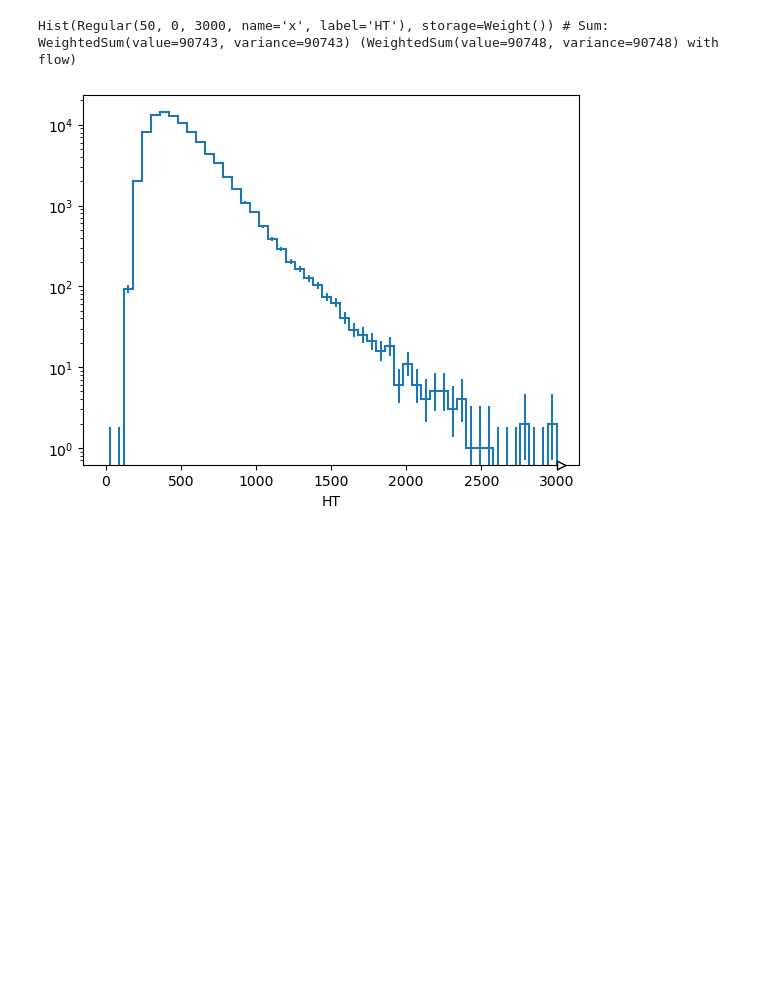
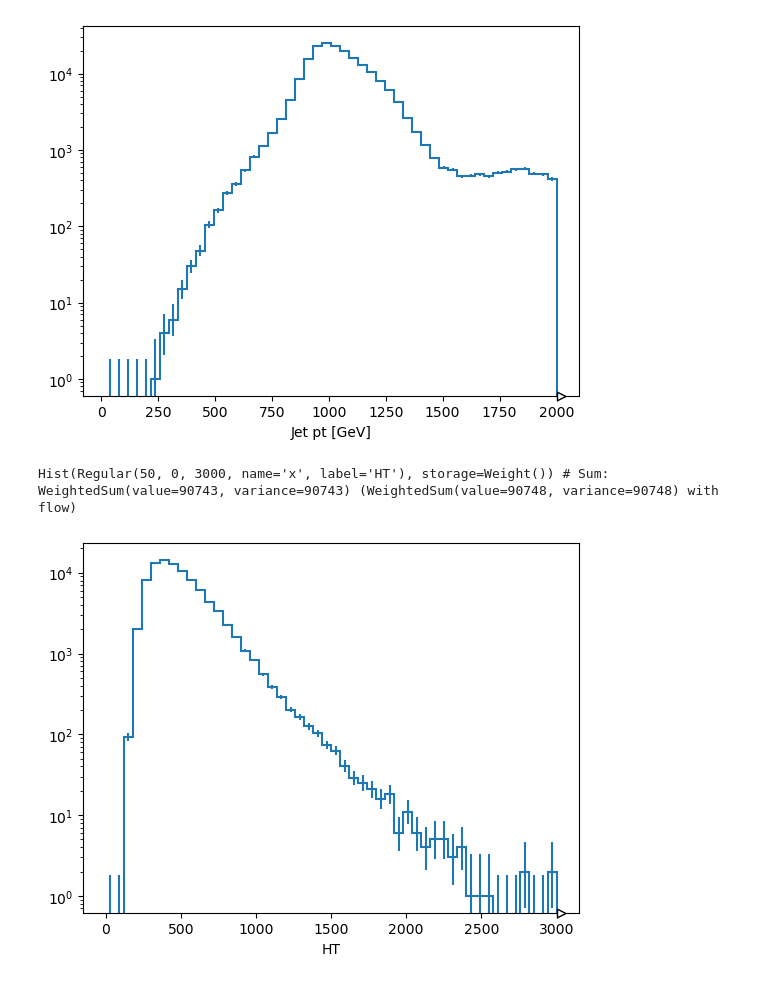
Before and after one commit to akanugan/MultiJets, a Jupyter notebook: run3_ntuplizer.ipynb, the cells around one changed output. Cells and saved outputs as stored; diff of their text form; code cells hidden in the pictures; blank space fills up the shorter version.

```diff
--- a/run3_ntuplizer.ipynb
+++ b/run3_ntuplizer.ipynb
@@ -99,3 +160,14 @@ len(small_events.ScoutingJet.compute())
+# %%
+dask_hist =  (
+    hda.Hist.new.Reg(50, 20, 2000, name="jet pt", label="Jet pt [GeV]")
+    .Weight()
+    .fill(ak.drop_none(qcd_events['QCD_PT-1000to1400'].ScoutingJet)[:,0].pt, weight=1)
+)
+
+dask_hist.compute().plot1d()
+plt.yscale('log')
+# %% [output]
+[figure, added]
 # %%
 scouting_selection = PackedSelection()
 
```
Also changed, not shown: parts of 9 cells of this notebook, 2 other files.
